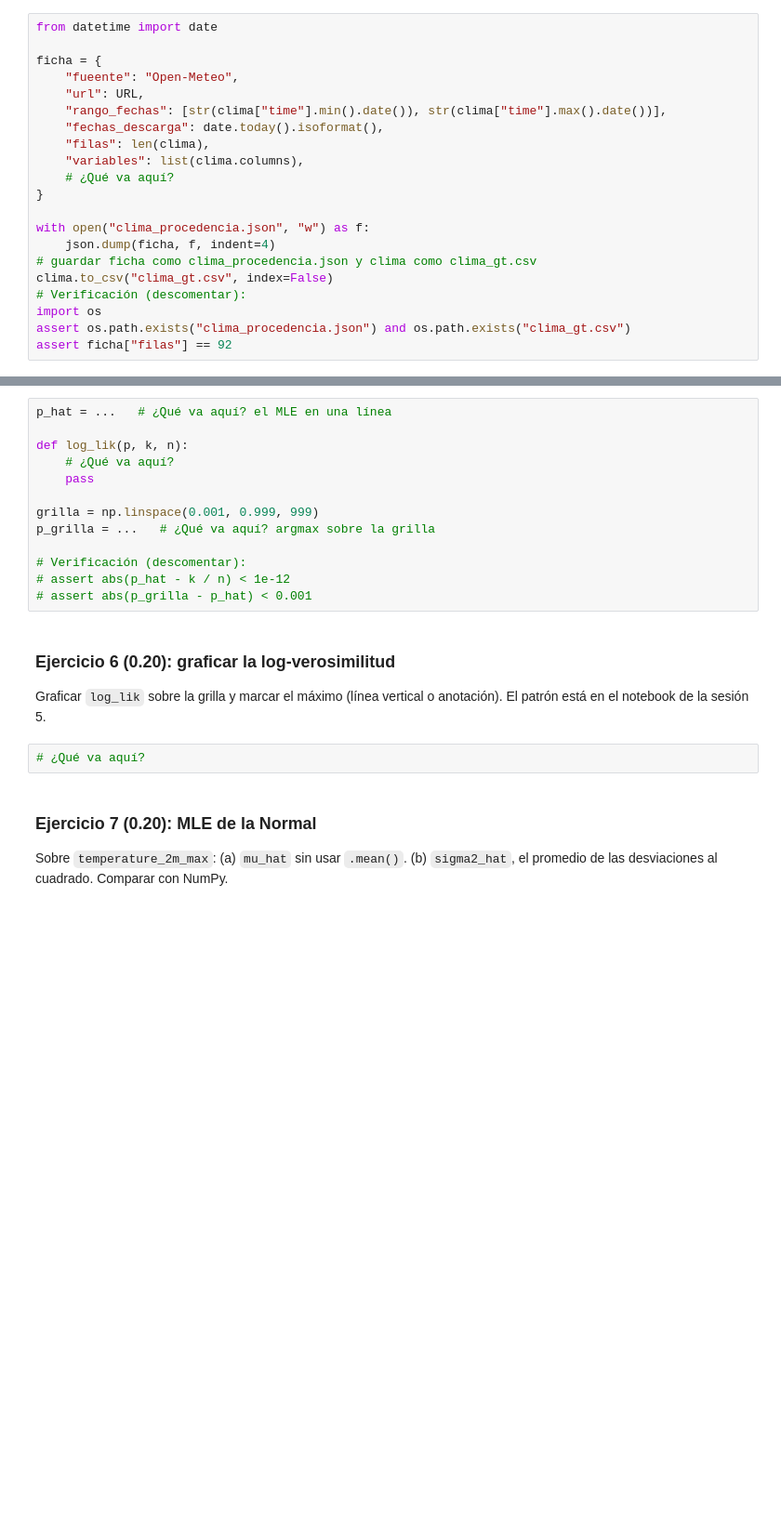
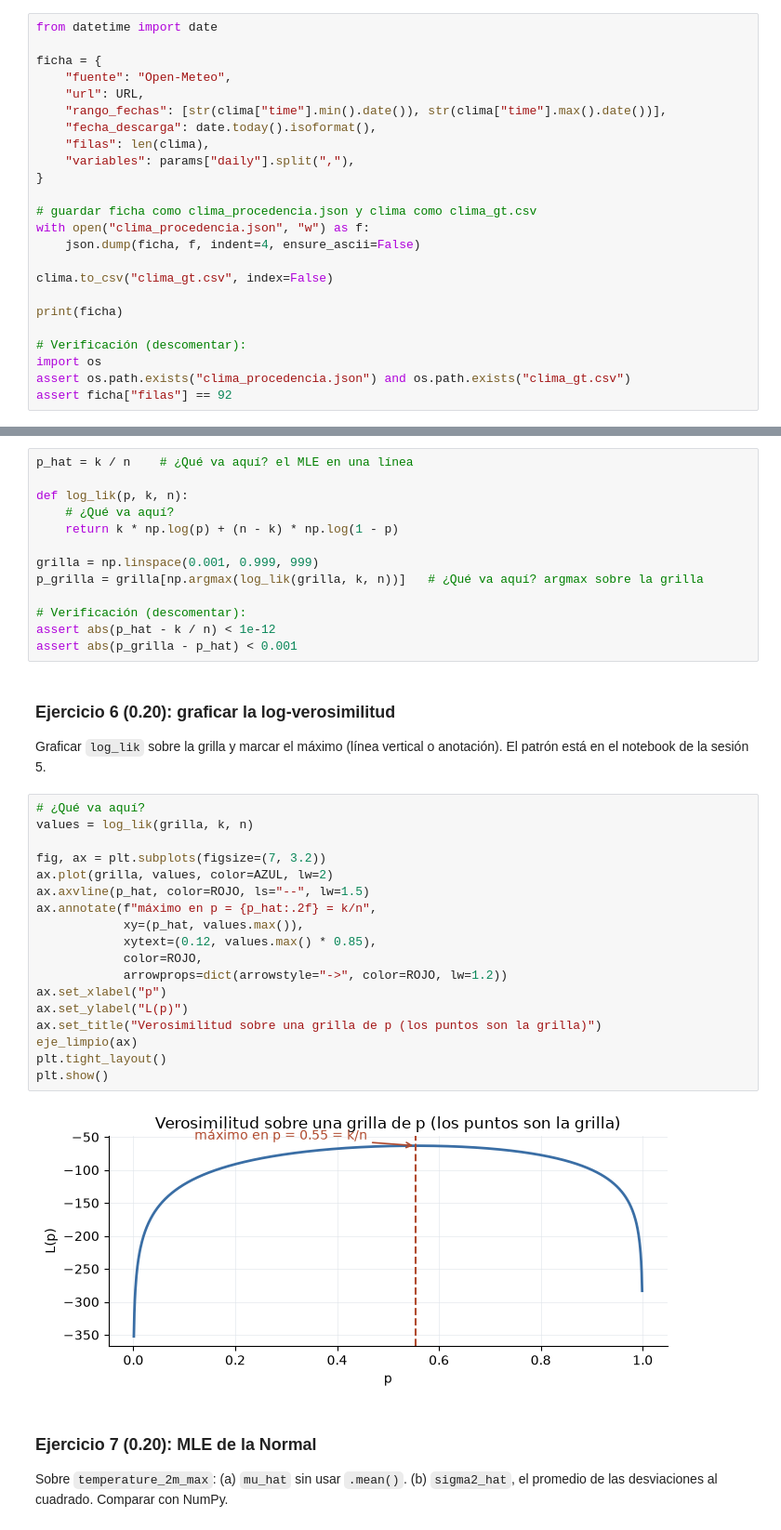
Before and after one commit to George11Albadr/Data-Science, a Jupyter notebook: HDT2/HDT2.ipynb, the cells around one changed output, grey strips where cells are left out. Shown at 93% size. Drawn from its saved outputs; the diff is of its cells as text; blank space fills up the shorter version.

```diff
--- a/HDT2/HDT2.ipynb
+++ b/HDT2/HDT2.ipynb
@@ -100,19 +100,22 @@ Construir el diccionario `ficha` con las llaves `fuente`, `url`, `rango_fechas`,
 from datetime import date
 
 ficha = {
-    "fueente": "Open-Meteo",
+    "fuente": "Open-Meteo",
     "url": URL,
     "rango_fechas": [str(clima["time"].min().date()), str(clima["time"].max().date())],
-    "fechas_descarga": date.today().isoformat(),
+    "fecha_descarga": date.today().isoformat(),
     "filas": len(clima),
-    "variables": list(clima.columns),
-    # ¿Qué va aquí?
+    "variables": params["daily"].split(","),
 }
 
+# guardar ficha como clima_procedencia.json y clima como clima_gt.csv
 with open("clima_procedencia.json", "w") as f:
-    json.dump(ficha, f, indent=4)
-# guardar ficha como clima_procedencia.json y clima como clima_gt.csv
+    json.dump(ficha, f, indent=4, ensure_ascii=False)
+
 clima.to_csv("clima_gt.csv", index=False)
+
+print(ficha)
+
 # Verificación (descomentar):
 import os
 assert os.path.exists("clima_procedencia.json") and os.path.exists("clima_gt.csv")
@@ -126,24 +131,42 @@ Los datos ya están en memoria. Ahora la pregunta de la sesión 5: ¿qué parám
 
 Cada día es un ensayo Bernoulli: llueve o no. (a) `p_hat`, el MLE en una línea. (b) La función `log_lik` (vectorizada sobre `p`). (c) `p_grilla`: el argmax de `log_lik` sobre la grilla. Deben coincidir.
 # %%
-p_hat = ...   # ¿Qué va aquí? el MLE en una línea
+p_hat = k / n    # ¿Qué va aquí? el MLE en una línea
 
 def log_lik(p, k, n):
     # ¿Qué va aquí?
-    pass
+    return k * np.log(p) + (n - k) * np.log(1 - p)
 
 grilla = np.linspace(0.001, 0.999, 999)
-p_grilla = ...   # ¿Qué va aquí? argmax sobre la grilla
+p_grilla = grilla[np.argmax(log_lik(grilla, k, n))]   # ¿Qué va aquí? argmax sobre la grilla
 
 # Verificación (descomentar):
-# assert abs(p_hat - k / n) < 1e-12
-# assert abs(p_grilla - p_hat) < 0.001
+assert abs(p_hat - k / n) < 1e-12
+assert abs(p_grilla - p_hat) < 0.001
 # %% [markdown]
 ### Ejercicio 6 (0.20): graficar la log-verosimilitud
 
 Graficar `log_lik` sobre la grilla y marcar el máximo (línea vertical o anotación). El patrón está en el notebook de la sesión 5.
 # %%
 # ¿Qué va aquí?
+values = log_lik(grilla, k, n)
+
+fig, ax = plt.subplots(figsize=(7, 3.2))
+ax.plot(grilla, values, color=AZUL, lw=2)
+ax.axvline(p_hat, color=ROJO, ls="--", lw=1.5)
+ax.annotate(f"máximo en p = {p_hat:.2f} = k/n",
+            xy=(p_hat, values.max()),
+            xytext=(0.12, values.max() * 0.85),
+            color=ROJO,
+            arrowprops=dict(arrowstyle="->", color=ROJO, lw=1.2))
+ax.set_xlabel("p")
+ax.set_ylabel("L(p)")
+ax.set_title("Verosimilitud sobre una grilla de p (los puntos son la grilla)")
+eje_limpio(ax)
+plt.tight_layout()
+plt.show()
+# %% [output]
+[figure, added]
 # %% [markdown]
 ### Ejercicio 7 (0.20): MLE de la Normal
 
```
Also changed, not shown: parts of 8 cells of this notebook, 2 other files.
